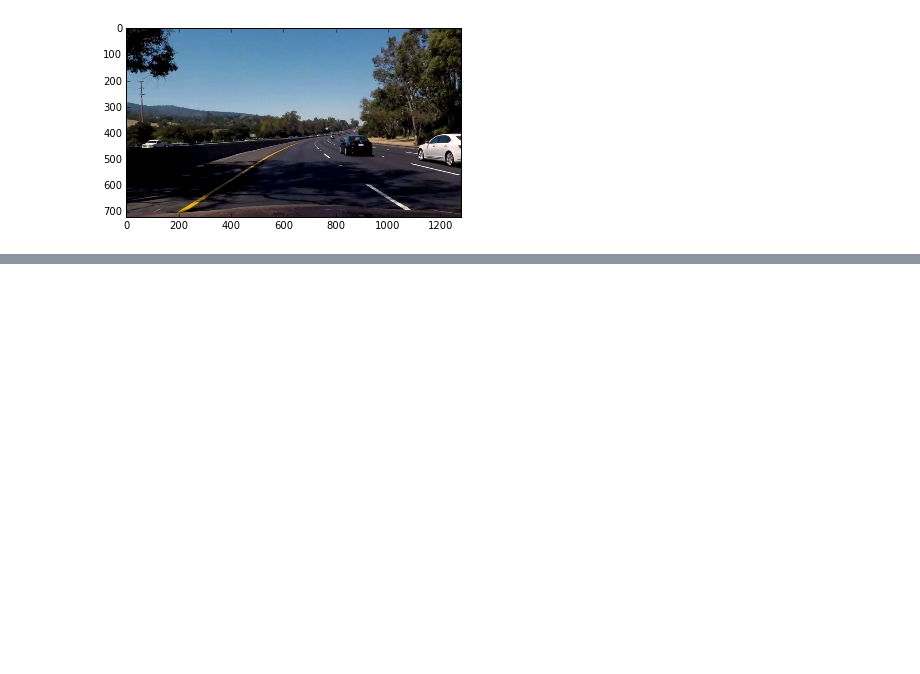
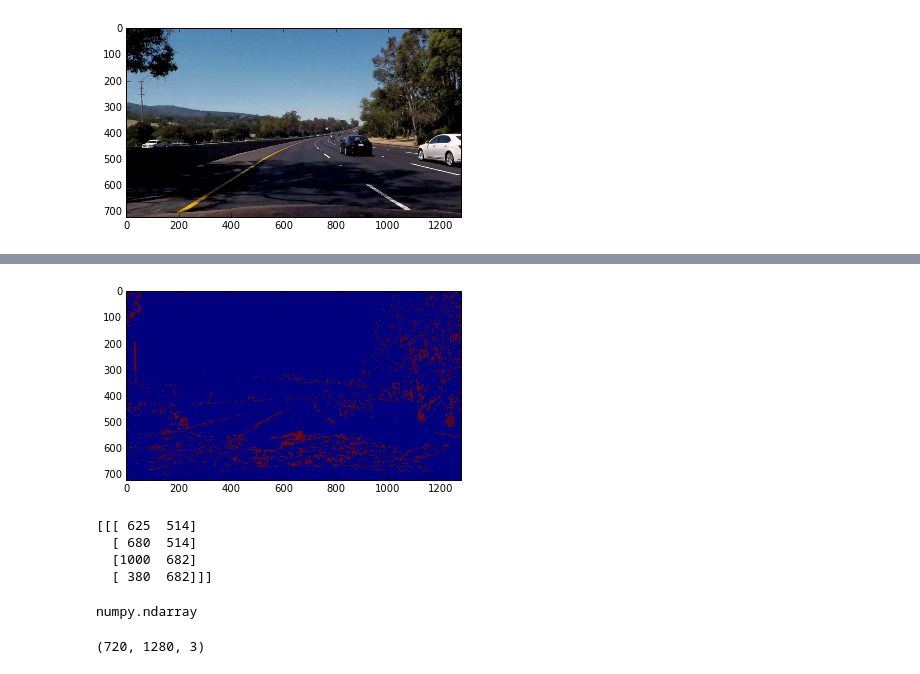
Before and after one commit to amiltonwong/CarND-Advanced-Lane-Lines, a Jupyter notebook: problem_debug.ipynb, the cells around one changed output, grey strips where cells are left out. Drawn from its saved outputs; the diff is of its cells as text; code cells hidden in the pictures; blank space fills up the shorter version.

```diff
--- a/problem_debug.ipynb
+++ b/problem_debug.ipynb
@@ -260,0 +271,23 @@ plt.show()
+# %%
+plt.imshow(combined_binary)
+plt.show()
+# %% [output]
+[figure, added]
+# %%
+src = np.array([[[575+50, 464+50],
+                 [730-50, 464+50],
+                 [1100-100, 682],
+                 [280+100, 682]]], dtype=np.int32 )
+print(src)
+type(src)
+# %% [output]
+[[[ 625  514]
+  [ 680  514]
+  [1000  682]
+  [ 380  682]]]
+numpy.ndarray
+# %%
+mask = np.ones_like(img)
+mask.shape
+# %% [output]
+(720, 1280, 3)
```
Also changed, not shown: parts of 12 cells of this notebook, 15 other files.
